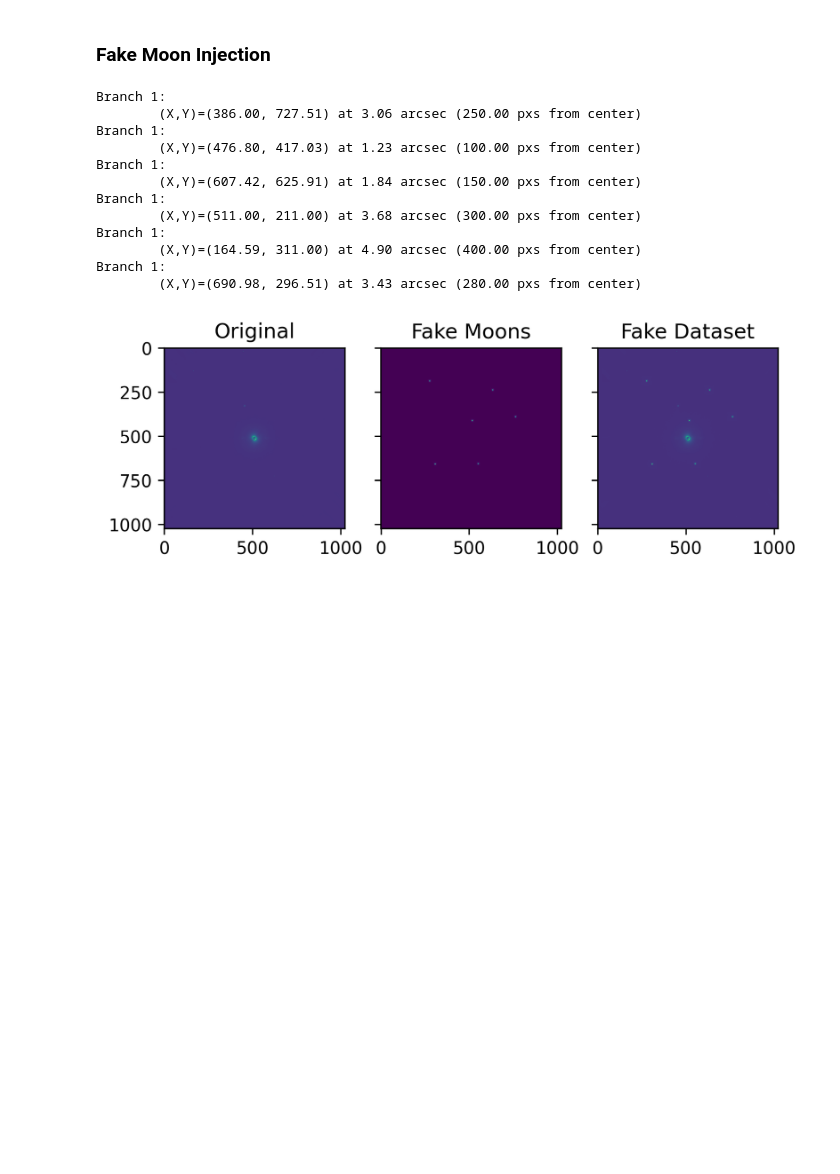
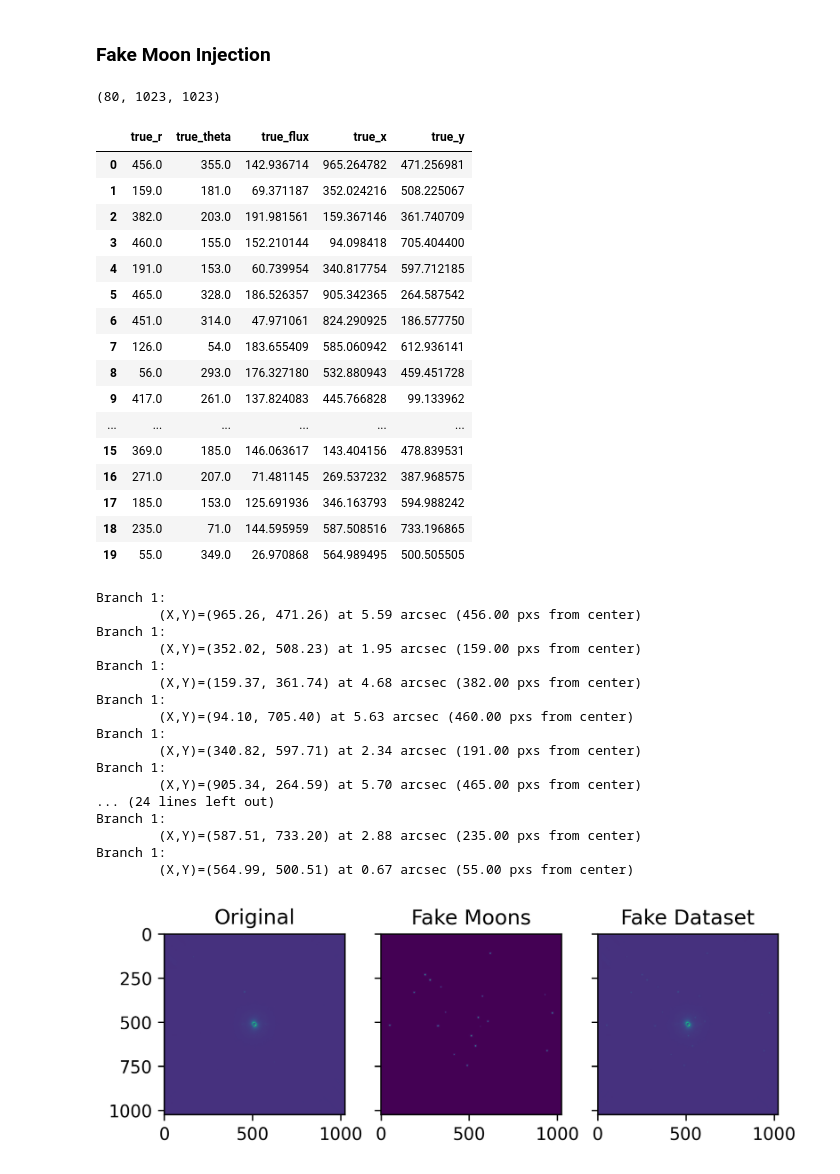
Before and after one commit to yemsnucleus/FakeMoonInjector, a Jupyter notebook: pipeline.ipynb, the cells around one changed output. Cells and saved outputs as stored; diff of their text form; code cells hidden in the pictures; blank space fills up the shorter version.

```diff
--- a/pipeline.ipynb
+++ b/pipeline.ipynb
@@ -141,37 +141,86 @@ psf_norm, fwhm_flux,fwhm=normalize_psf(psf_center1, fwhm=fwhm_sphere, size=None,
 Flux in 1xFWHM aperture: 91267.747
 # %% [markdown]
 ### Fake Moon Injection
+# %%
+def get_radius_theta(row, cube_shp):
+    radius, theta = row['true_r'], row['true_theta']
+    centy_fr = cube_shp[1]//2
+    centx_fr = cube_shp[0]//2
+
+    posy = radius * np.sin(np.deg2rad(theta)) + centy_fr
+    posx = radius * np.cos(np.deg2rad(theta)) + centx_fr
+
+    row['true_x'] = posx
+    row['true_y'] = posy
+    return row
+# %%
+cube_crop.shape
+# %% [output]
+(80, 1023, 1023)
 # %%
-rad_theta = [(250, 120), (100, 250), (150, 50), (300, 270), (400, 570), (280, 670)]
-fluxes = [1000, 1000, 1000, 1000, 1000, 1000]
+n_samples = 20
+
+radius = np.random.randint(50, 500, size=[n_samples])
+thetas = np.random.randint(1, 360, size=[n_samples])
+fluxes = np.random.uniform(10, 200, size=[n_samples])
+
+fake_df = pd.DataFrame()
+fake_df['true_r'] = radius
+fake_df['true_theta'] = thetas
+fake_df['true_flux'] = fluxes
+fake_df = fake_df.apply(lambda x:get_radius_theta(x, cube_crop.shape[1:]), axis=1)
+fake_df
+# %% [output]
+|  | true_r | true_theta | true_flux | true_x | true_y |
+| 0 | 456.0 | 355.0 | 142.936714 | 965.264782 | 471.256981 |
+| 1 | 159.0 | 181.0 | 69.371187 | 352.024216 | 508.225067 |
+| 2 | 382.0 | 203.0 | 191.981561 | 159.367146 | 361.740709 |
+| 3 | 460.0 | 155.0 | 152.210144 | 94.098418 | 705.404400 |
+| 4 | 191.0 | 153.0 | 60.739954 | 340.817754 | 597.712185 |
+| 5 | 465.0 | 328.0 | 186.526357 | 905.342365 | 264.587542 |
+| 6 | 451.0 | 314.0 | 47.971061 | 824.290925 | 186.577750 |
+| 7 | 126.0 | 54.0 | 183.655409 | 585.060942 | 612.936141 |
+| 8 | 56.0 | 293.0 | 176.327180 | 532.880943 | 459.451728 |
+| 9 | 417.0 | 261.0 | 137.824083 | 445.766828 | 99.133962 |
+| ... | ... | ... | ... | ... | ... |
+| 15 | 369.0 | 185.0 | 146.063617 | 143.404156 | 478.839531 |
+| 16 | 271.0 | 207.0 | 71.481145 | 269.537232 | 387.968575 |
+| 17 | 185.0 | 153.0 | 125.691936 | 346.163793 | 594.988242 |
+| 18 | 235.0 | 71.0 | 144.595959 | 587.508516 | 733.196865 |
+| 19 | 55.0 | 349.0 | 26.970868 | 564.989495 | 500.505505 |
 # %%
 reduced_injection = cube_crop.copy()
 fake_injection = np.zeros_like(cube_crop)
-for (radius, theta), f in zip(rad_theta, fluxes):
+for intex, row in fake_df.iterrows():
     zero_template = np.zeros_like(cube_crop)
     cube_fk = cube_inject_companions(zero_template,
                                      psf_norm,
                                      rot,
-                                     flevel=f,
-                                     rad_dists=radius,
-                                     theta=theta,
+                                     flevel=row['true_flux'],
+                                     rad_dists=row['true_r'],
+                                     theta=row['true_theta'],
                                      plsc=pixel)
 
     reduced_injection+=cube_fk
     fake_injection+=cube_fk
 # %% [output]
 Branch 1:
-        (X,Y)=(386.00, 727.51) at 3.06 arcsec (250.00 pxs from center)
+        (X,Y)=(965.26, 471.26) at 5.59 arcsec (456.00 pxs from center)
 Branch 1:
-        (X,Y)=(476.80, 417.03) at 1.23 arcsec (100.00 pxs from center)
+        (X,Y)=(352.02, 508.23) at 1.95 arcsec (159.00 pxs from center)
 Branch 1:
-        (X,Y)=(607.42, 625.91) at 1.84 arcsec (150.00 pxs from center)
+        (X,Y)=(159.37, 361.74) at 4.68 arcsec (382.00 pxs from center)
 Branch 1:
-        (X,Y)=(511.00, 211.00) at 3.68 arcsec (300.00 pxs from center)
+        (X,Y)=(94.10, 705.40) at 5.63 arcsec (460.00 pxs from center)
 Branch 1:
-        (X,Y)=(164.59, 311.00) at 4.90 arcsec (400.00 pxs from center)
+        (X,Y)=(340.82, 597.71) at 2.34 arcsec (191.00 pxs from center)
 Branch 1:
-        (X,Y)=(690.98, 296.51) at 3.43 arcsec (280.00 pxs from center)
+        (X,Y)=(905.34, 264.59) at 5.70 arcsec (465.00 pxs from center)
+... (24 lines left out)
+Branch 1:
+        (X,Y)=(587.51, 733.20) at 2.88 arcsec (235.00 pxs from center)
+Branch 1:
+        (X,Y)=(564.99, 500.51) at 0.67 arcsec (55.00 pxs from center)
 # %%
 fig, axes = plt.subplots(1, 3, dpi=300, sharex=True, sharey=True)
 axes[0].imshow(cube_crop[0])
```
Also changed, not shown: parts of 6 cells of this notebook.
